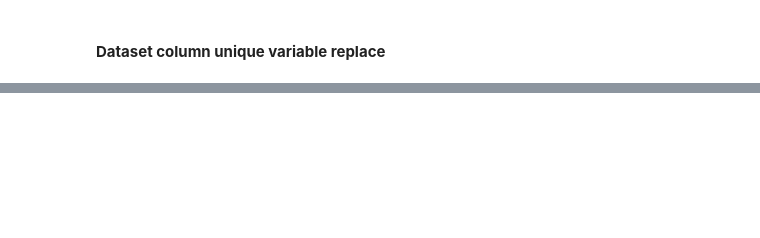
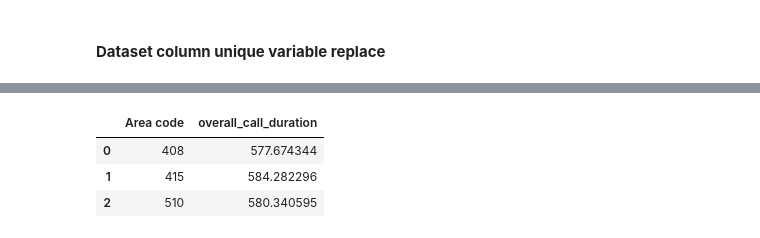
Before and after one commit to surya81/myproject, a Jupyter notebook: Telecom_Churn_Analysis.ipynb, the cells around one changed output, grey strips where cells are left out. Saved outputs shown, nothing was run; the diff lists cells and outputs as text; code cells hidden in the pictures; blank space fills up the shorter version.

```diff
--- a/Telecom_Churn_Analysis.ipynb
+++ b/Telecom_Churn_Analysis.ipynb
@@ -257,0 +296,7 @@ telecom_df = replace_items(telecom_df,'Churn',True,False)#call the function
+# %%
+telecom_df.groupby("Area code")["overall_call_duration"].mean().reset_index() # Average call duration in each area code
+# %% [output]
+|  | Area code | overall_call_duration |
+| 0 | 408 | 577.674344 |
+| 1 | 415 | 584.282296 |
+| 2 | 510 | 580.340595 |
```
Also changed, not shown: parts of 24 cells of this notebook.
